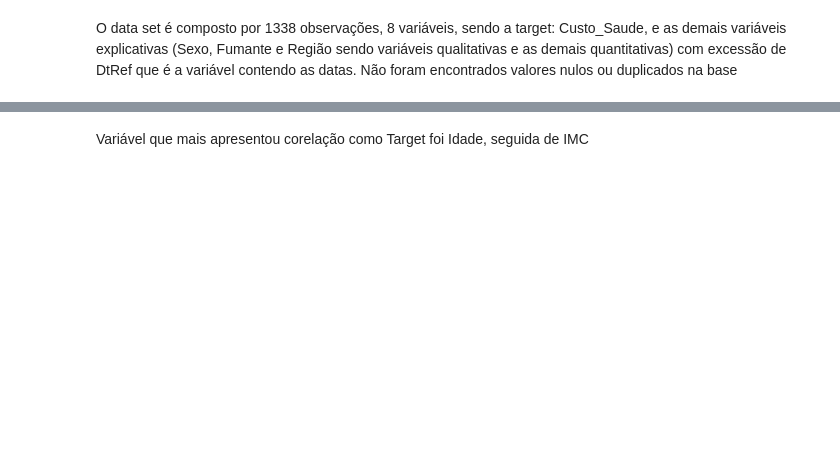
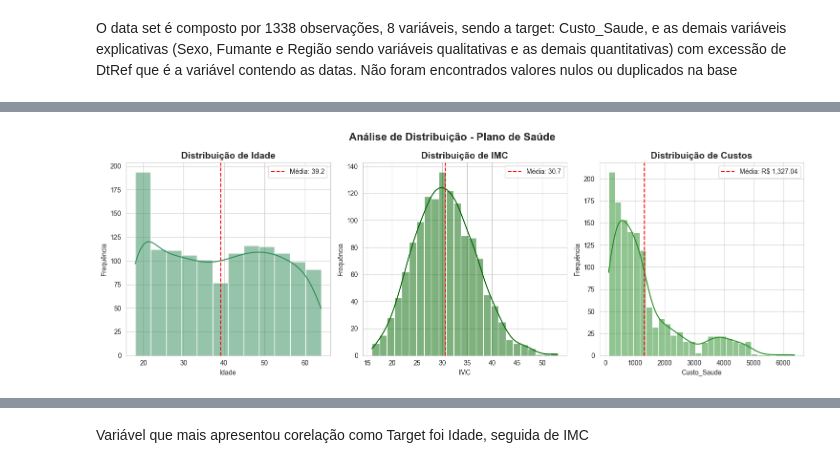
Before and after one commit to larissagso/Predicao-custos-saude, a Jupyter notebook: notebooks/01.Analise_exploratoria.ipynb, the cells around one changed output, grey strips where cells are left out. Cells and saved outputs as stored; diff of their text form; code cells hidden in the pictures; blank space fills up the shorter version.

Commit message:
Análise exploratória e começo do Readme

```diff
--- a/notebooks/01.Analise_exploratoria.ipynb
+++ b/notebooks/01.Analise_exploratoria.ipynb
@@ -24,0 +58,45 @@ Não foram encontrados valores nulos ou duplicados na base
+# %%
+#Visualizando a distribuição das variáveis numéricas
+#  Configura o estilo com tema verde
+sns.set_style("whitegrid")  # Fundo com grid
+sns.set_palette("Greens_r")  # Paleta de cores verde (invertida para ficar mais escuro)
+
+# Criando a figura
+fig, ax = plt.subplots(1, 3, figsize=(15, 5))
+
+# Histograma para idade
+sns.histplot(df['Idade'], kde=True, ax=ax[0], color='seagreen')
+ax[0].set_ylabel('Frequência')
+ax[0].set_title('Distribuição de Idade', fontsize=14, fontweight='bold')
+#Adicionando linha de média
+mean_age = df['Idade'].mean()
+ax[0].axvline(mean_age, color='red', linestyle='--', label=f'Média: {mean_age:.1f}')
+ax[0].legend()
+
+# Histograma para IMC
+sns.histplot(df['IMC'], kde=True, ax=ax[1], color='darkgreen')
+ax[1].set_ylabel('Frequência')
+ax[1].set_title('Distribuição de IMC', fontsize=14, fontweight='bold')
+# Adicionando linha de média
+mean_imc = df['IMC'].mean()
+ax[1].axvline(mean_imc, color='red', linestyle='--', label=f'Média: {mean_imc:.1f}')
+ax[1].legend()
+
+# Histograma para Custos
+sns.histplot(df['Custo_Saude'], kde=True, ax=ax[2], color='forestgreen')
+ax[2].set_ylabel('Frequência')
+ax[2].set_title('Distribuição de Custos', fontsize=14, fontweight='bold')
+# Adicionando linha de média
+mean_cost = df['Custo_Saude'].mean()
+ax[2].axvline(mean_cost, color='red', linestyle='--', label=f'Média: R$ {mean_cost:,.2f}')
+ax[2].legend()
+
+# Ajustando layout
+plt.tight_layout()
+
+# Adicionando título geral
+fig.suptitle('Análise de Distribuição - Plano de Saúde', y=1.05, fontsize=16, fontweight='bold')
+
+plt.show()
+# %% [output]
+[figure, added]
```
Also changed, not shown: parts of 10 cells of this notebook, 2 other files.
